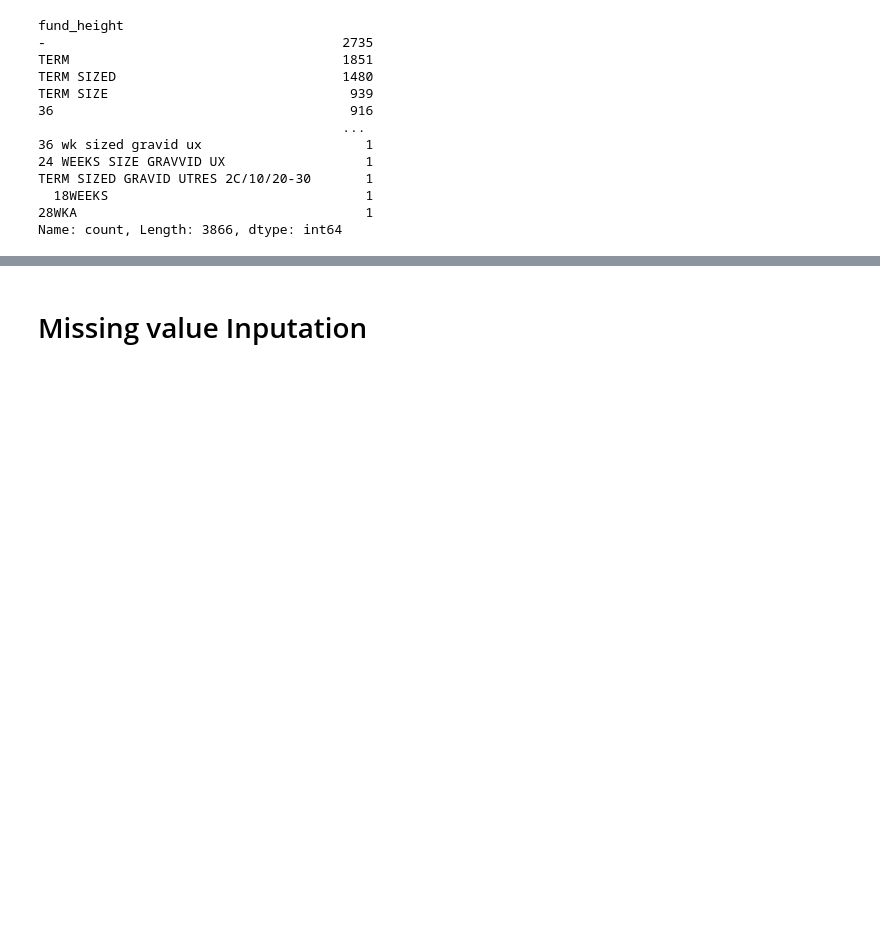
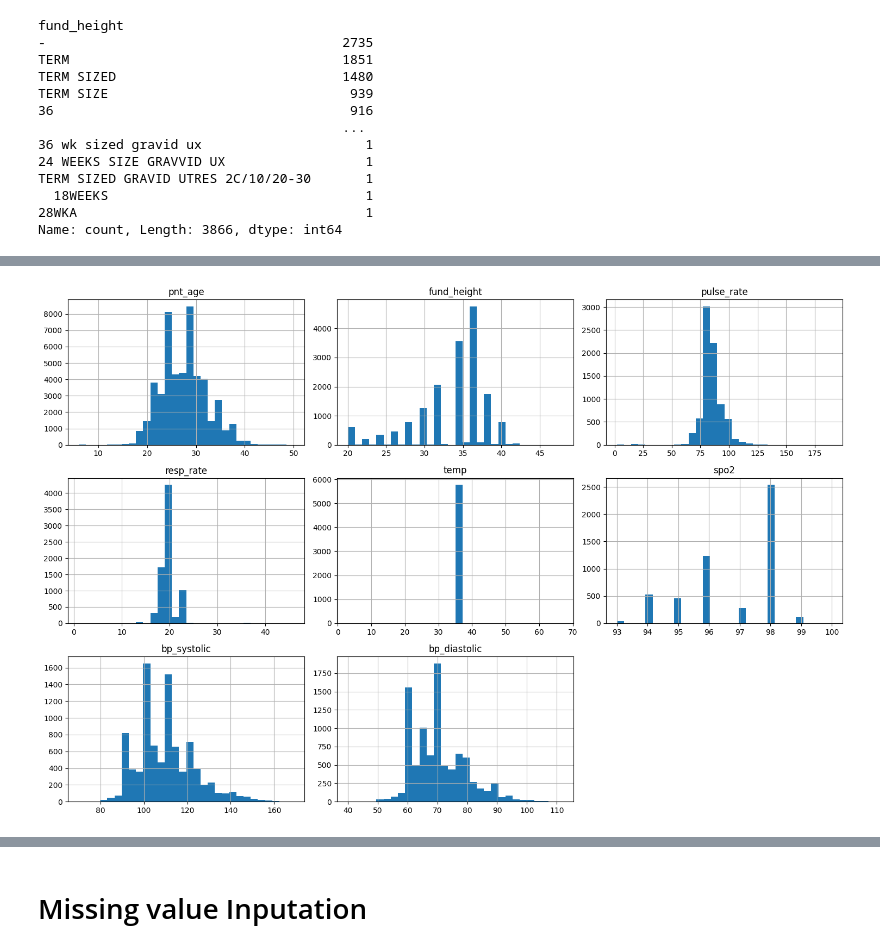
Before and after one commit to DegaregeN/mode_of_delivery-, a Jupyter notebook: data/processed/data_preprocessing.ipynb, the cells around one changed output, grey strips where cells are left out. Cells and saved outputs as stored; diff of their text form; code cells hidden in the pictures; blank space fills up the shorter version.

```diff
--- a/data/processed/data_preprocessing.ipynb
+++ b/data/processed/data_preprocessing.ipynb
@@ -600,0 +637,22 @@ df['fet_heart_beat'] = (
+# %%
+df = remove_outliers_iqr(df, [
+    'fund_height', 'pnt_age', 'pulse_rate', 'resp_rate', 'temp',
+    'spo2', 'fet_heart_beat', 'bp_systolic', 'bp_diastolic', 'para'
+])
+# %%
+
+df['weight'] = df['weight'].replace(0, np.nan)
+
+df['pulse_rate'] = df['pulse_rate'].replace(0, np.nan)
+
+df['resp_rate'] = df['resp_rate'].replace(0, np.nan)
+
+df['temp'] = df['temp'].replace(0, np.nan)
+
+df['bp_systolic'] = df['bp_systolic'].replace(0, np.nan)
+
+df['weight'] = df['weight'].replace(0, np.nan)
+
+df['presentation_clean'] = df['presentation_clean'].replace('NA', np.nan)
+
+df['lie_clean'] = df['lie_clean'].replace('NA', np.nan)
@@ -600,0 +675,11 @@ df['fet_heart_beat'] = (
+# %%
+num_cols = [
+    'pnt_age', 'fund_height', 'pulse_rate', 'resp_rate',
+    'temp', 'spo2', 'bp_systolic', 'bp_diastolic'
+]
+
+df[num_cols].hist(bins=30, figsize=(15,10))
+plt.tight_layout()
+plt.show()
+# %% [output]
+[figure, added]
```
Also changed, not shown: parts of 27 cells of this notebook, 1 other file.
